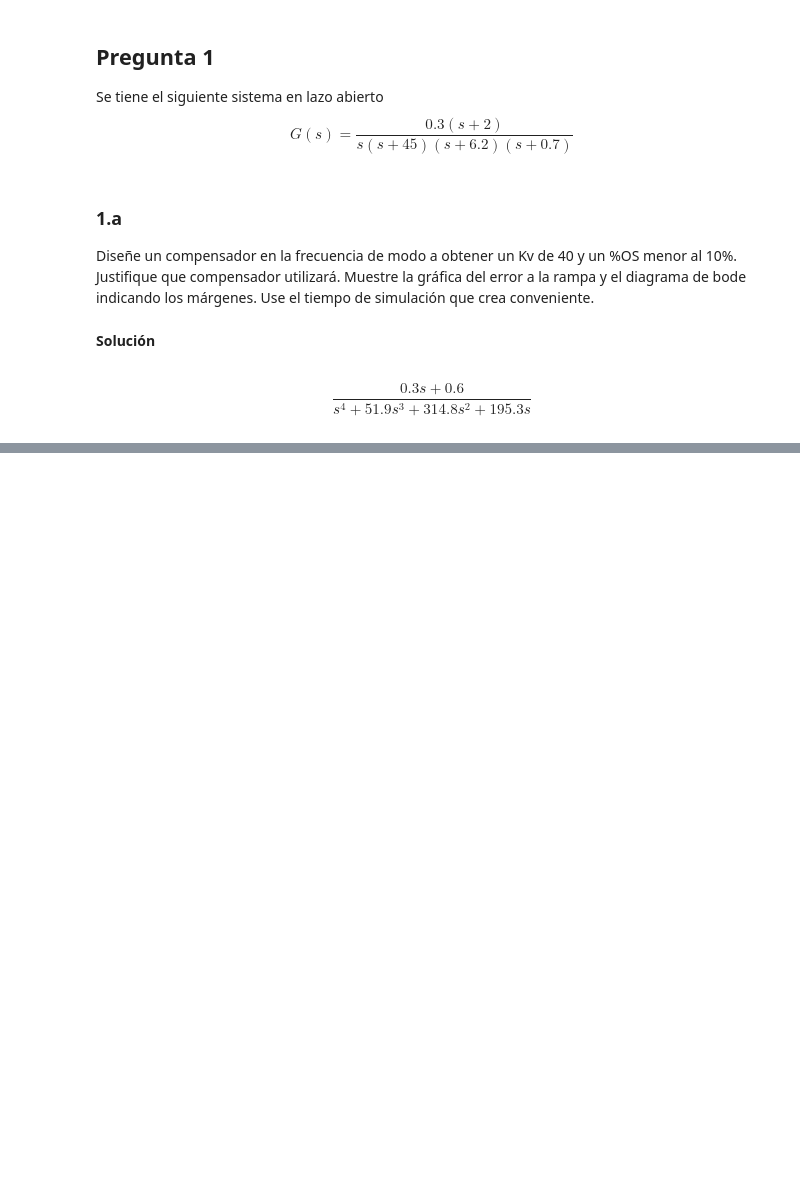
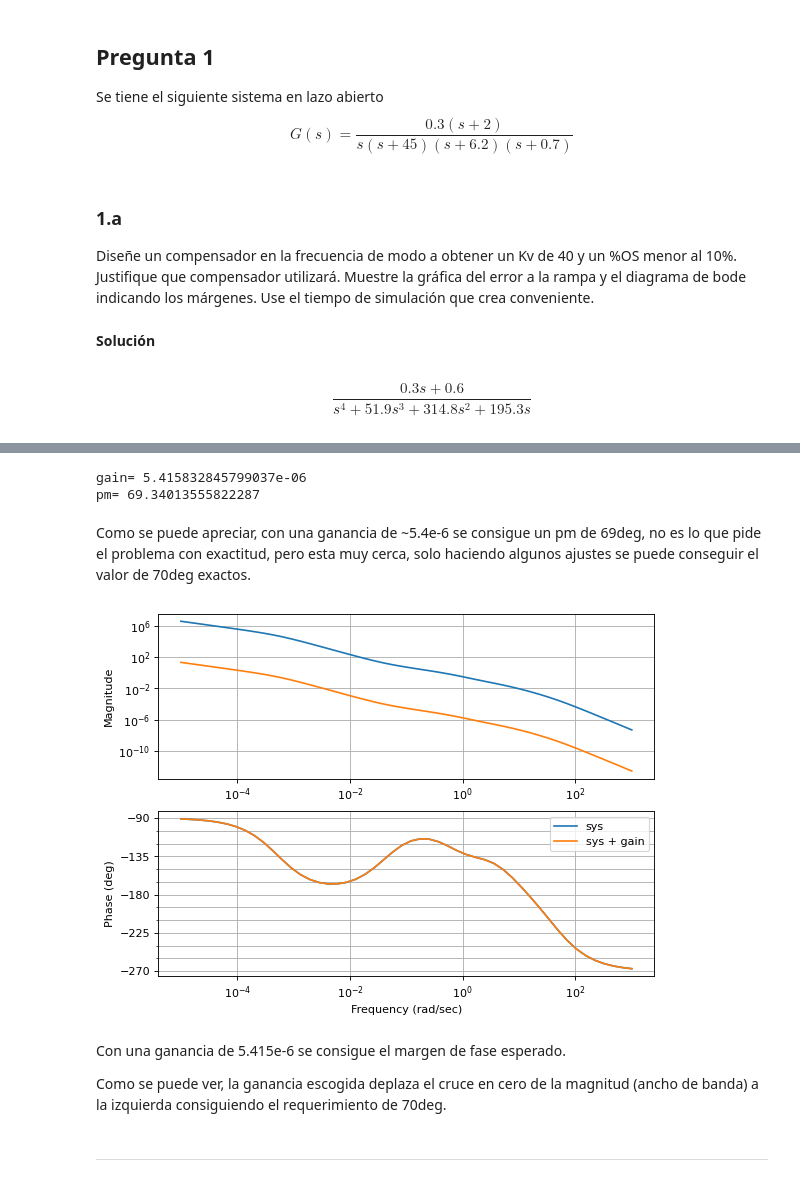
Before and after one commit to bregydoc/controlsystems2020, a Jupyter notebook: exams/Untitled1.ipynb, the cells around one changed output, grey strips where cells are left out. Drawn from its saved outputs; the diff is of its cells as text; code cells hidden in the pictures; blank space fills up the shorter version.

```diff
--- a/exams/Untitled1.ipynb
+++ b/exams/Untitled1.ipynb
@@ -29,0 +105,24 @@ $$\frac{0.3 s + 0.6}{s^4 + 51.9 s^3 + 314.8 s^2 + 195.3 s}$$
+# %%
+sys_open_loop = g*compensator
+gain = ct20.design.frequency.frequency_requirements(sys_open_loop, phase_margin=70*np.pi/180)
+print("gain=", gain)
+gm, pm, _, _ = ct.margin(gain*sys_open_loop)
+print("pm=", pm)
+# %% [output]
+gain= 5.415832845799037e-06
+pm= 69.34013555822287
+# %% [markdown]
+Como se puede apreciar, con una ganancia de ~5.4e-6 se consigue un pm de 69deg, no es lo que pide el problema con exactitud, pero esta muy cerca, solo haciendo algunos ajustes se puede conseguir el valor de 70deg exactos.
+# %%
+plt.figure(num=None, figsize=(8, 6), dpi=80)
+_ = ct.bode(sys_open_loop)
+_ = ct.bode(gain*sys_open_loop)
+plt.legend(["sys", "sys + gain"]);
+# %% [output]
+[figure, added]
+# %% [markdown]
+Con una ganancia de 5.415e-6 se consigue el margen de fase esperado.
+
+Como se puede ver, la ganancia escogida deplaza el cruce en cero de la magnitud (ancho de banda) a la izquierda consiguiendo el requerimiento de 70deg.
+# %% [markdown]
+---
```
Also changed, not shown: parts of 33 cells of this notebook, 9 other files.
